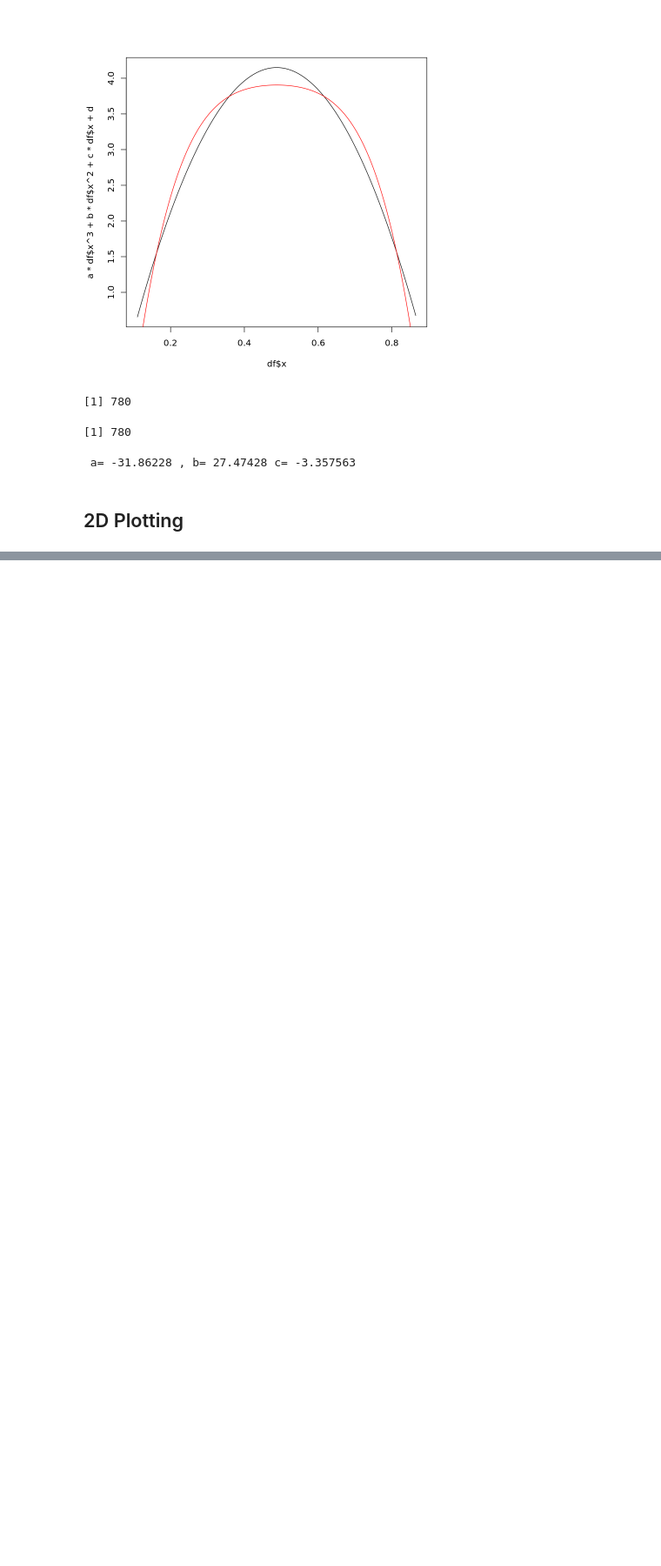
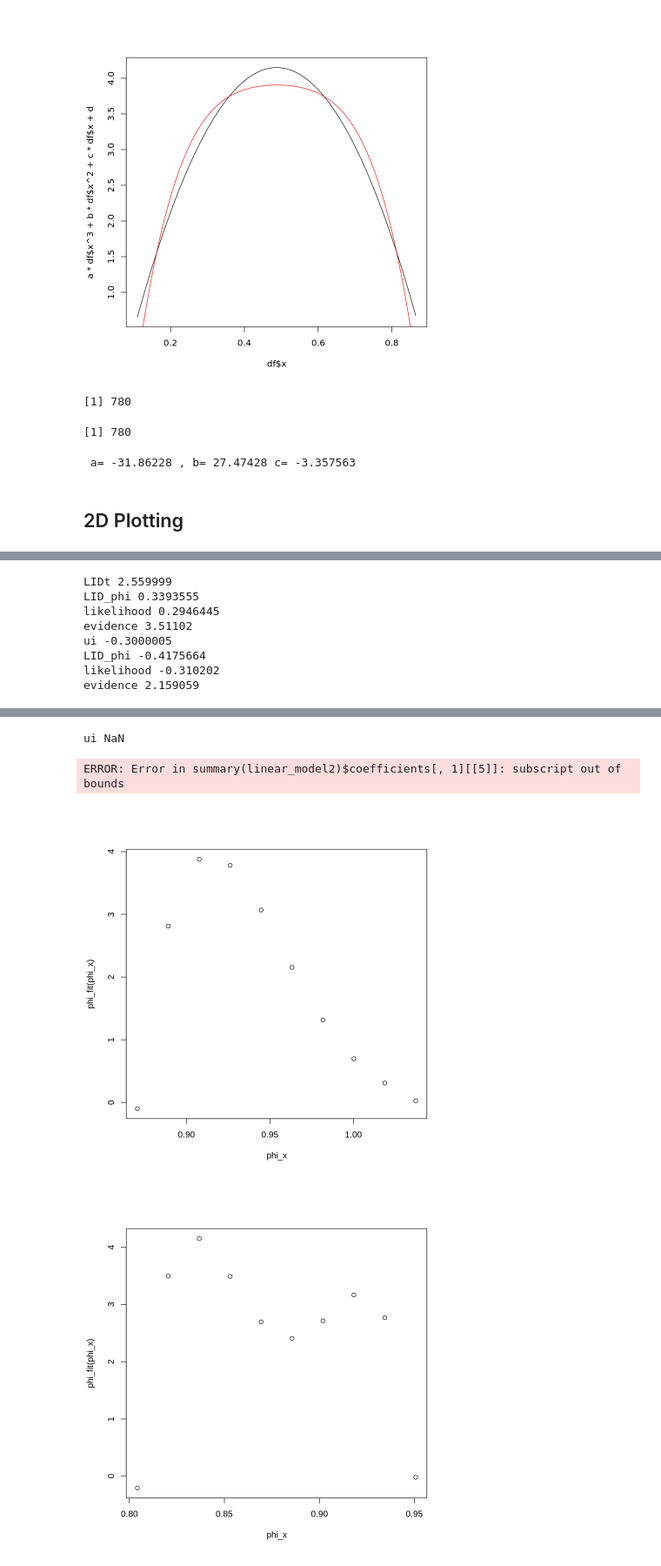
Before and after one commit to jjackson1994/Bayesian_Experimental_Design_for_Fusion, a Jupyter notebook: Daniel_InfoGain.ipynb, the cells around one changed output, grey strips where cells are left out. Shown at 87% size. Saved outputs shown, nothing was run; the diff lists cells and outputs as text; code cells hidden in the pictures; blank space fills up the shorter version.

```diff
--- a/Project_in_R(2).ipynb
+++ b/Daniel_InfoGain.ipynb
@@ -345,0 +399,73 @@ A matrix: 105 × 105 of type dbl
+# %%
+eta <- c(0,pi)
+LIDt <- LIDtrue(eta[1],eta[2])
+x <- getDensProfile(eta[1],eta[2])$x
+x_entry <- x[1]
+x_exit <- tail(x,n=1)
+exp_er <- 0.3
+n <- 100
+#daniel evaluating expected utility
+
+phiSample <- function(){
+    #we assume the plasma starts and ends 0.2m from the models values
+    phi_start = runif(1,x_entry-0.2, x_exit+0.2)
+    phi_end = runif(1,x_exit-0.2, x_exit+0.2)
+    phi_x <- seq(phi_start,phi_end,length.out=10)
+    #the plasma density must start and end at 0 and be a random configuration of a polynomial.
+    random_dens = c(0,runif(8,0,5),0)
+    phi_df <- data.frame(x=phi_x, y=random_dens)
+    linear_model2 <- lm(y~poly(x,4,raw=TRUE), data=phi_df)
+    e <-summary(linear_model2)$coefficients[, 1][[1]]
+    d <-summary(linear_model2)$coefficients[, 1][[2]]
+    c <-summary(linear_model2)$coefficients[, 1][[3]]
+    b <-summary(linear_model2)$coefficients[, 1][[4]]
+    a <-summary(linear_model2)$coefficients[, 1][[5]]
+    phi_fit <- function(x){
+        a*x^4 + b*x^3 + c*x^2 + d*x + e
+    }
+    plot(phi_x,phi_fit(phi_x))
+    LIDphi <- calcLIDphi(lower=phi_start, upper=phi_end,a,b,c,d,e)
+    return(LIDphi)
+}
+
+utility <- function(Dj){
+    #to sample many phi_i we need to sample many phi coefficients from a uniform dist
+    #Likelihood P(Dj|phi_i,eta)
+    utility_n <- vector()
+    for (i in seq(1,n)){
+        LID_phi <- phiSample()
+        cat("\nLID_phi", LID_phi)
+        likelihood <- rnorm(1,mean=LID_phi,sd=exp_er)
+        cat("\nlikelihood", likelihood)
+        evidence <- rnorm(1,mean=LIDt,sd=exp_er)
+        cat("\nevidence", evidence)
+        utility_i <- (likelihood/evidence)*log2(likelihood/evidence)
+        cat("\nui", utility_i)
+        utility_n <- c(utility_n,utility_i)
+    }
+    utility <- mean(utility_n)
+    cat('\nutility',utility)
+    return(utility)
+}
+
+exUtility <- function(){
+    #sampling data points. The experiment will measure a LID which is close to LIDt.
+    D <- rnorm(n, mean=LIDt, sd=exp_er)
+    exutility_n <- vector()
+    for (Dj in D){
+        exutility <- c(exutility_n,utility(Dj))
+    }
+    exutility <- mean(exutility_n)
+}
+cat("LIDt",LIDt)
+exu <- exUtility()
+cat("exU",exu)
+# %% [output]
+LIDt 2.559999
+LID_phi 0.3393555
+likelihood 0.2946445
+evidence 3.51102
+ui -0.3000005
+LID_phi -0.4175664
+likelihood -0.310202
+evidence 2.159059
@@ -345,0 +474,4 @@ A matrix: 105 × 105 of type dbl
+ui NaN
+ERROR: Error in summary(linear_model2)$coefficients[, 1][[5]]: subscript out of bounds
+[figure, added]
+[figure, added]
```
Also changed, not shown: parts of 6 cells of this notebook, 2 other files.
